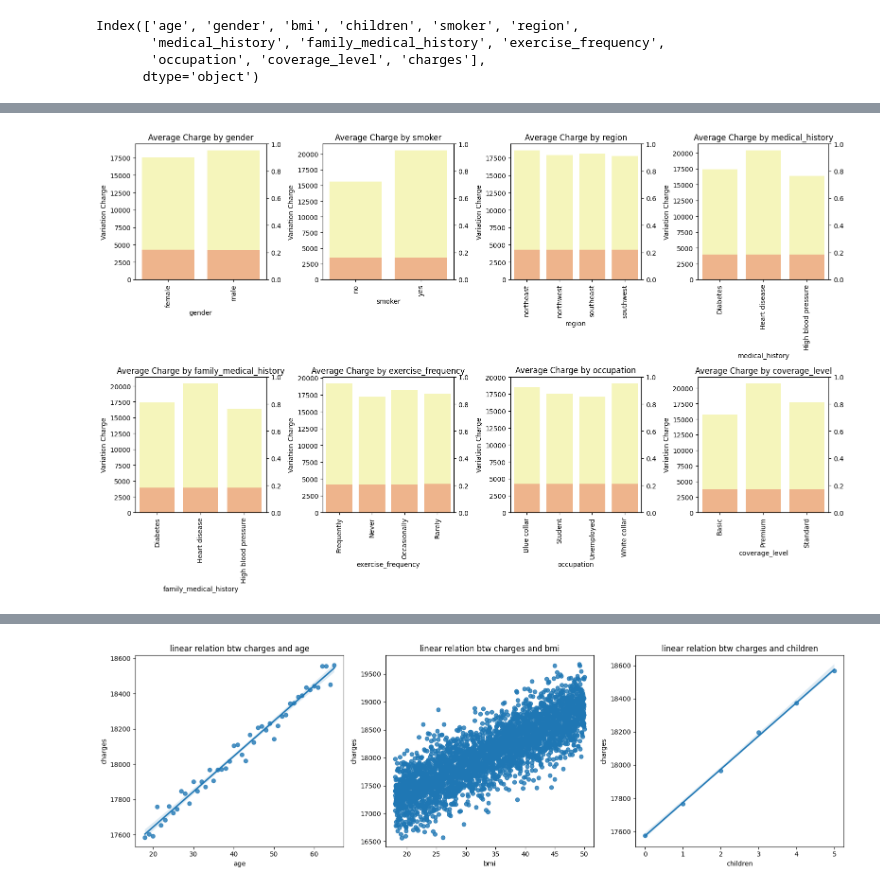
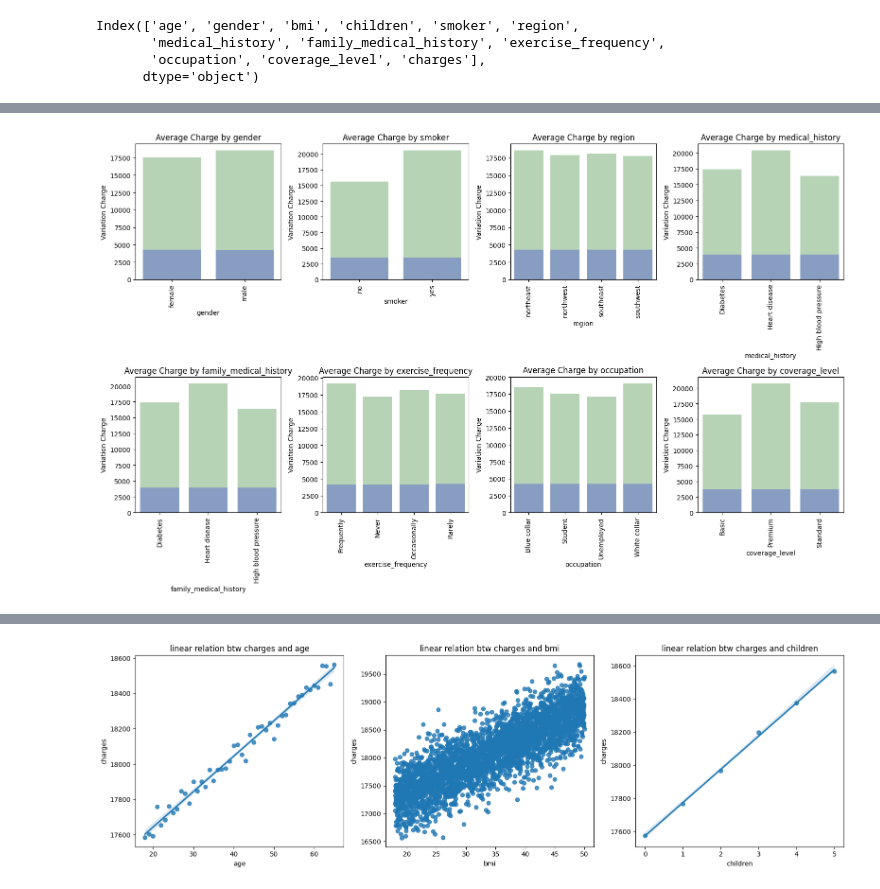
Before and after one commit to YassineSdk/medical-insurance-charge-prediction, a Jupyter notebook: model.ipynb, the cells around one changed output, grey strips where cells are left out. Drawn from its saved outputs; the diff is of its cells as text; code cells hidden in the pictures.

```diff
--- a/model.ipynb
+++ b/model.ipynb
@@ -168,3 +169,9 @@ for col in tqdm(categ_col):
         avg_charge=('charges', 'mean'),
         variation_charge=('charges', 'std')
     ).reset_index()
+# %%
+fig, ax = plt.subplots(2, 4, figsize=(16, 10))
+ax = ax.flatten()
+for i, col in enumerate(categ_col):
+    sns.boxplot(df, x=col, y='charges', ax=ax[i],hue=col,palette='Paired')
+plt.tight_layout()
@@ -170,0 +182,10 @@ for col in tqdm(categ_col):
+# %%
+df['zscore'] = zscore(df['charges'])
+# %%
+df = df[df['zscore'] <= 3]
+# %%
+fig, ax = plt.subplots(2, 4, figsize=(16, 8))
+ax = ax.flatten()
+for i, col in enumerate(categ_col):
+    sns.boxplot(df, x=col, y='charges', ax=ax[i],hue=col,palette='Paired')
+plt.tight_layout()
@@ -171,17 +194,16 @@ for col in tqdm(categ_col):
 # %%
 fig, ax = plt.subplots(2, 4, figsize=(16, 10))
 ax = ax.flatten()
 for i, col in enumerate(categ_col):
     g = results[col]
-    sns.barplot(data=g, x=col, y=g.columns[1], ax=ax[i],color='yellow',alpha=0.3)
+    sns.barplot(data=g, x=col, y=g.columns[1], ax=ax[i],color='green',alpha=0.3)
     ax[i].set_title(f'Average Charge by {col}')
     ax[i].set_ylabel('Average Charge')
     ax[i].set_xlabel(col)
     ax[i].tick_params(axis='x', rotation=90)
-    ax[i].twinx()
-    sns.barplot(data=g, x=col, y=g.columns[2], ax=ax[i], color='r', alpha=0.3)
+    sns.barplot(data=g, x=col, y=g.columns[2], ax=ax[i], color='blue', alpha=0.3)
     ax[i].set_ylabel('Variation Charge')
 plt.tight_layout()
 plt.show()
 # %% [output]
-[figure, old version]
+[figure, new version]
```
Also changed, not shown: parts of 29 cells of this notebook.
